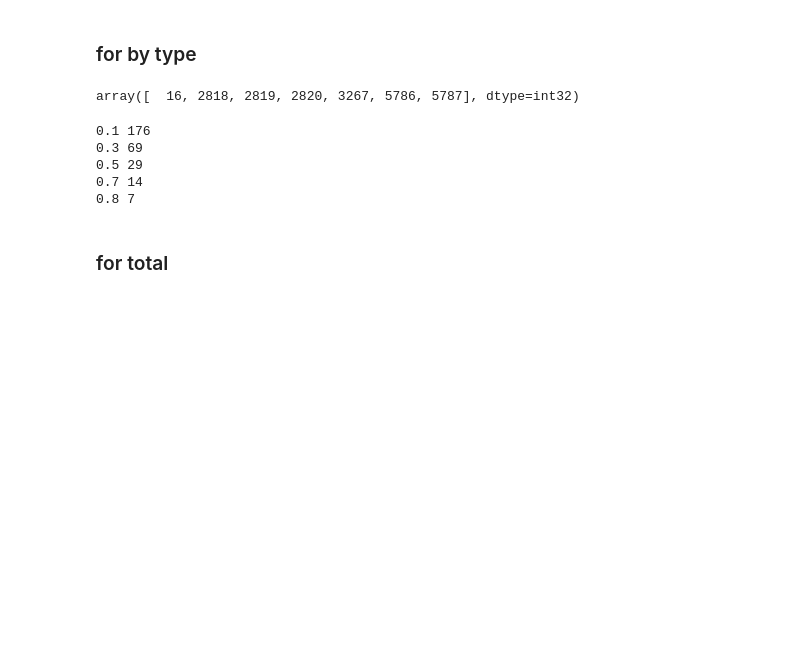
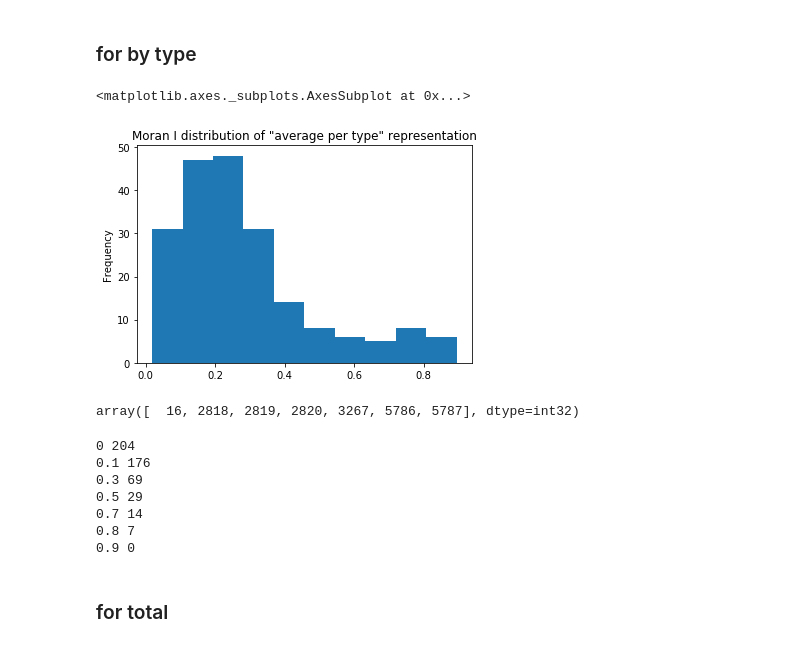
Before and after one commit to JHWu92/cysf_pred, a Jupyter notebook: spatial correlation - moran.ipynb, the cells around one changed output. Saved outputs shown, nothing was run; the diff lists cells and outputs as text; code cells hidden in the pictures; blank space fills up the shorter version.

Commit message:
spatial autocorr plot and more features

```diff
--- a/spatial correlation - moran.ipynb
+++ b/spatial correlation - moran.ipynb
@@ -226,6 +194,11 @@ i_thres=0.1
 db_150 = df_db_binary.db_b==150
 sig_rand = df_db_binary.p_rand<0.05
 sig_cols = df_db_binary[db_150 & sig_rand].column.tolist()
+# %%
+df_db_binary[db_150 & sig_rand].I.plot(kind='hist',title='Moran I distribution of "average per type" representation')
+# %% [output]
+<matplotlib.axes._subplots.AxesSubplot at 0x...>
+[figure, added]
 # %%
 ws_db_binary[150].neighbors[0]
 # %% [output]
@@ -245,18 +218,20 @@ x_neighbor = pd.DataFrame(res)
 # %%
 x_neighbor = pd.read_csv('spatial-corr/x-neighbor-db-150-binary.csv', index_col=0)
 # %%
-for i_thres in [0.1, 0.3, 0.5, 0.7, 0.8]:
+for i_thres in [0, 0.1, 0.3, 0.5, 0.7, 0.8, 0.9]:
     pass_i_thres = df_db_binary.I.abs()>=i_thres
     keep_cols = df_db_binary[db_150 & sig_rand & pass_i_thres].column
     keep_cols = (keep_cols+'_neighbor').tolist()
-    x_neighbor[keep_cols].to_csv('spatial-corr/x-neighbor-db-150-binary-i-%0.1f.csv' % i_thres)
+#     x_neighbor[keep_cols].to_csv('spatial-corr/x-neighbor-db-150-binary-i-%0.1f.csv' % i_thres)
     print(i_thres, len(keep_cols))
 # %% [output]
+0 204
 0.1 176
 0.3 69
 0.5 29
 0.7 14
 0.8 7
+0.9 0
 # %% [markdown]
 ### for total
 # %%
```
Also changed, not shown: parts of 5 cells of this notebook, 3 other files.
